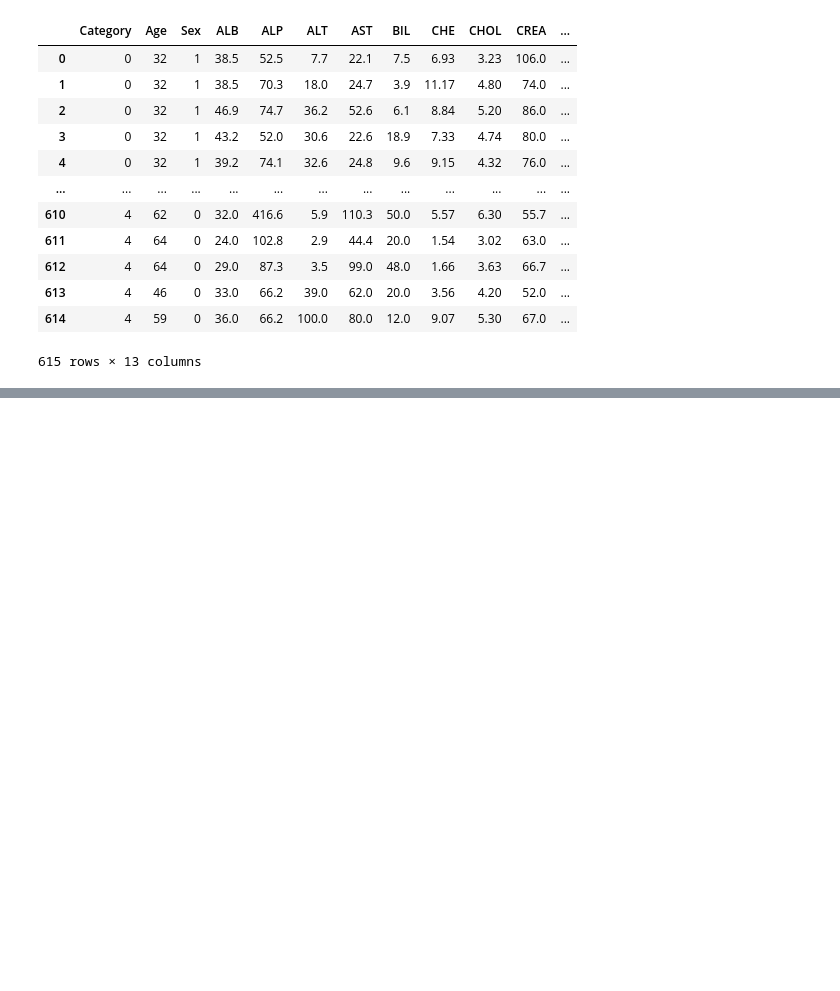
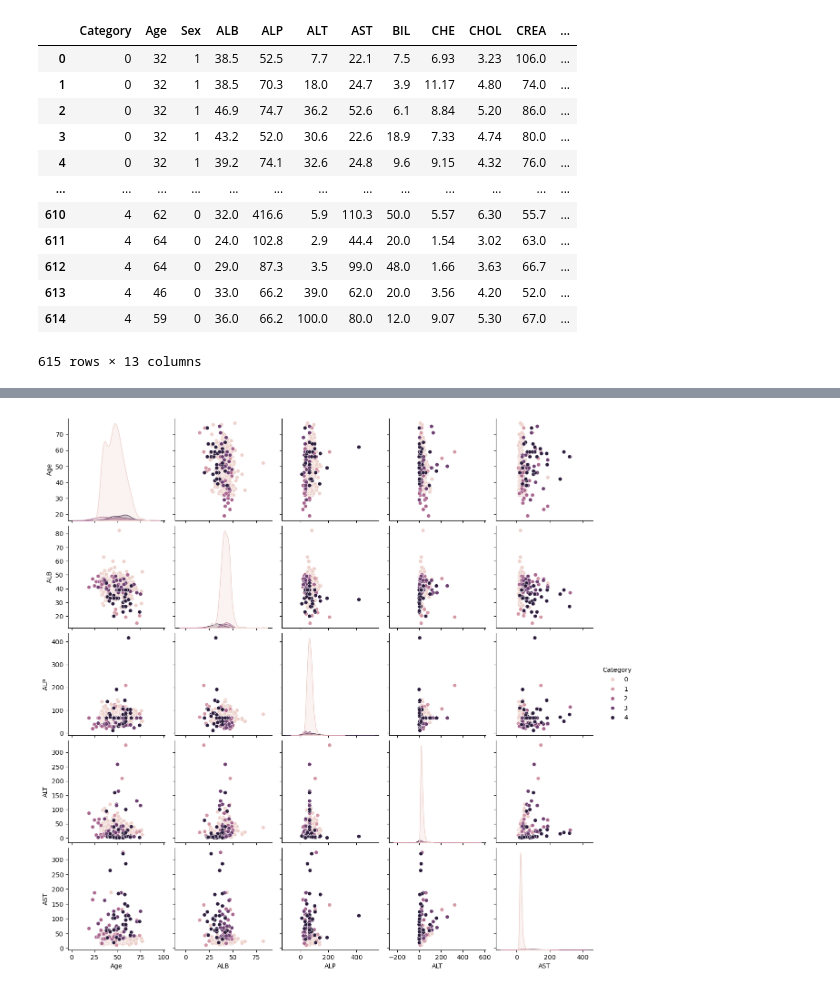
Before and after one commit to 2026623-Student/Ca-MachineLearning, a Jupyter notebook: Machine_Learning.ipynb, the cells around one changed output, grey strips where cells are left out. Saved outputs shown, nothing was run; the diff lists cells and outputs as text; code cells hidden in the pictures; blank space fills up the shorter version.

```diff
--- a/Machine_Learning.ipynb
+++ b/Machine_Learning.ipynb
@@ -403,0 +421,10 @@ plt.show()
+# %%
+sns.pairplot(
+    df,
+    vars=['Age', 'ALB', 'ALP', 'ALT', 'AST',],
+         hue='Category'
+)
+
+plt.show()
+# %% [output]
+[figure, added]
```
Also changed, not shown: parts of 25 cells of this notebook.
